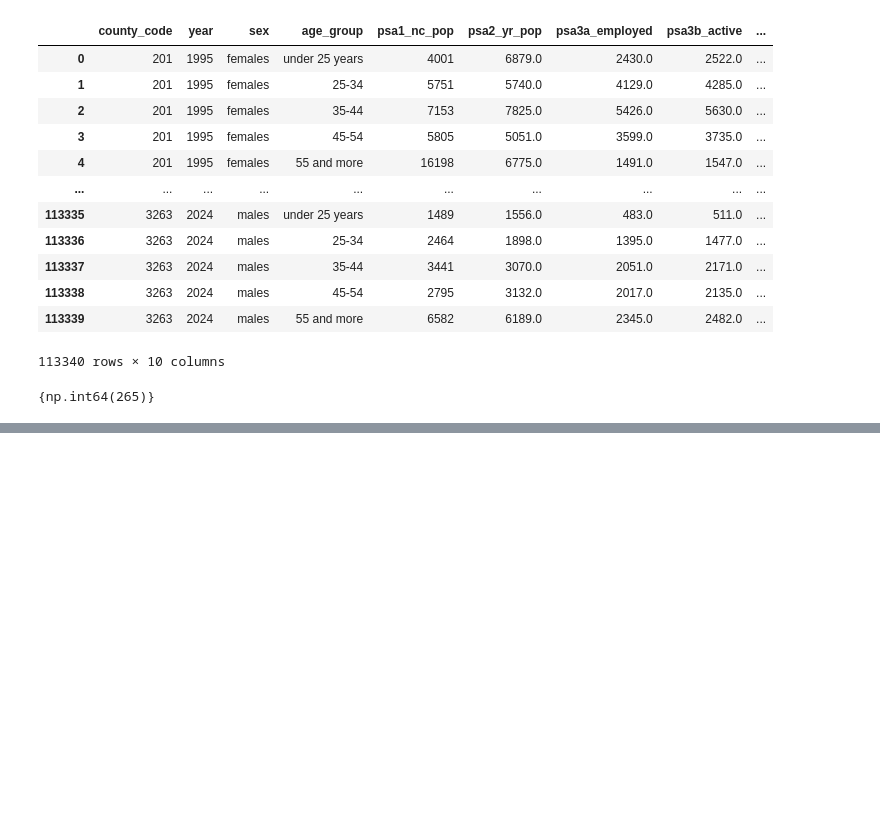
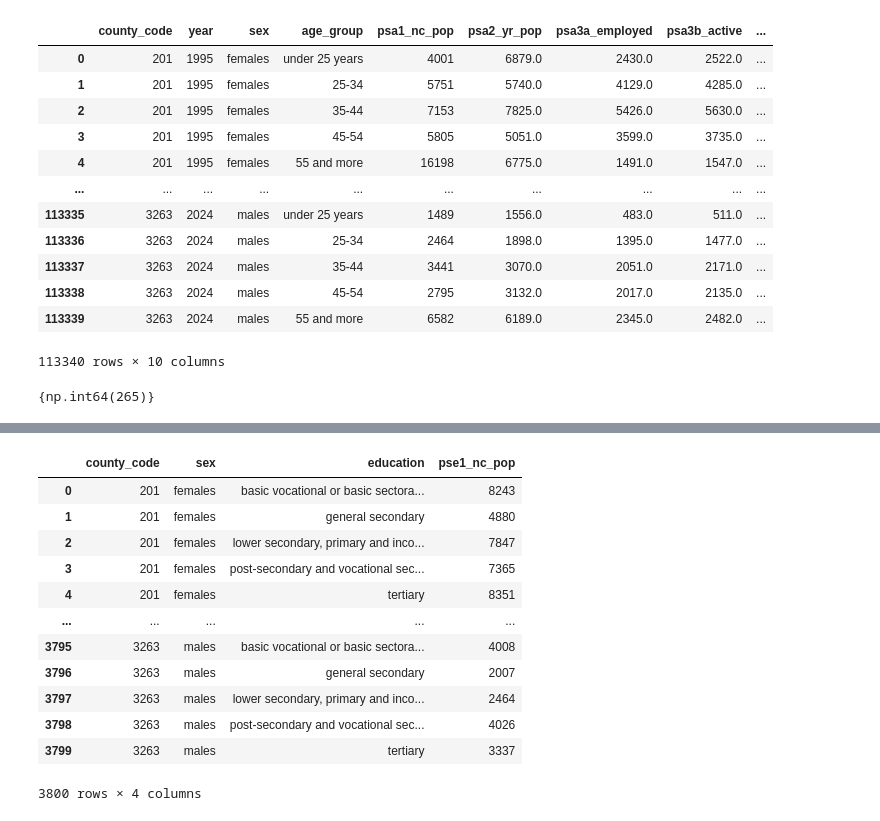
Before and after one commit to harrisonluff/Group_Project_Y3, a Jupyter notebook: notebooks/analysis/03_01_population_outcome.ipynb, the cells around one changed output, grey strips where cells are left out. Drawn from its saved outputs; the diff is of its cells as text; code cells hidden in the pictures; blank space fills up the shorter version.

```diff
--- a/notebooks/analysis/03_01_population_outcome.ipynb
+++ b/notebooks/analysis/03_01_population_outcome.ipynb
@@ -1323,0 +1455,42 @@ psa_temp_2.difference(psa_temp_1)
+# %%
+# Now need to group the lower secondary.. group rows and sum count
+education_map = {
+    "basic vocational/sectoral" : "basic vocational or basic sectoral vocational",
+    "secondary and post-secondary - general secondary" : "general secondary",
+
+    "lower secondary" : "lower secondary, primary and incomplete primary",
+    "primary completed" : "lower secondary, primary and incomplete primary",
+    "primary not completed and without school education" : "lower secondary, primary and incomplete primary",
+
+    "secondary and post-secondary - vocational secondary" : "post-secondary and vocational secondary",
+    "tertiary" : "tertiary"
+}
+
+p4315["education_group"] = p4315["education"].map(education_map)
+
+# Also create county_code column
+p4315["county_code"] = p4315["code"].apply(lambda x: int(str(x)[:-3]))
+
+# Construct final table
+pse_option1 = p4315.groupby(["county_code", "sex", "education_group"])[["count"]].sum()
+
+# Rename
+pse_option1 = pse_option1.reset_index().rename(
+    columns={"education_group": "education", "count": "pse1_nc_pop"}
+)
+
+pse_option1
+# %% [output]
+|  | county_code | sex | education | pse1_nc_pop |
+| 0 | 201 | females | basic vocational or basic sectora... | 8243 |
+| 1 | 201 | females | general secondary | 4880 |
+| 2 | 201 | females | lower secondary, primary and inco... | 7847 |
+| 3 | 201 | females | post-secondary and vocational sec... | 7365 |
+| 4 | 201 | females | tertiary | 8351 |
+| ... | ... | ... | ... | ... |
+| 3795 | 3263 | males | basic vocational or basic sectora... | 4008 |
+| 3796 | 3263 | males | general secondary | 2007 |
+| 3797 | 3263 | males | lower secondary, primary and inco... | 2464 |
+| 3798 | 3263 | males | post-secondary and vocational sec... | 4026 |
+| 3799 | 3263 | males | tertiary | 3337 |
+3800 rows × 4 columns
```
Also changed, not shown: parts of 10 cells of this notebook.
